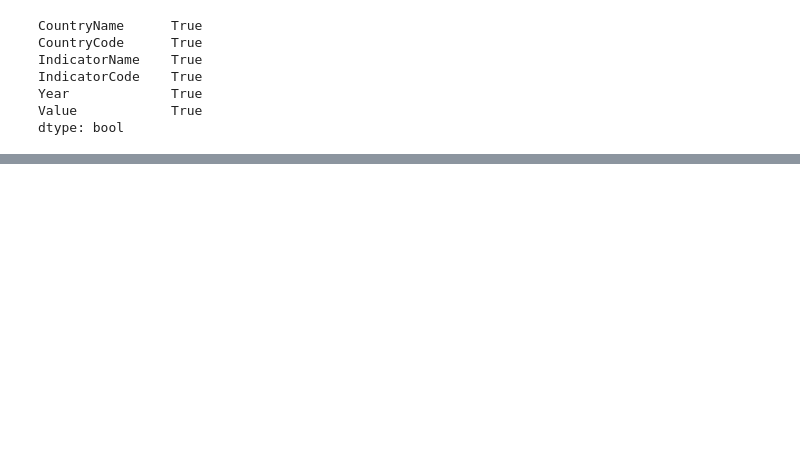
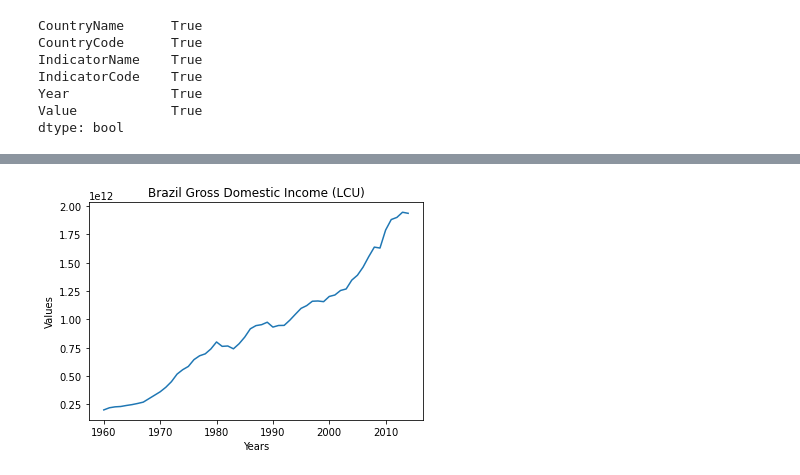
Before and after one commit to fabiokrone/DS_World_Development_Indicators, a Jupyter notebook: DSE_200X_MiniProject.ipynb, the cells around one changed output, grey strips where cells are left out. Drawn from its saved outputs; the diff is of its cells as text; code cells hidden in the pictures; blank space fills up the shorter version.

```diff
--- a/DSE_200X_MiniProject.ipynb
+++ b/DSE_200X_MiniProject.ipynb
@@ -171,0 +145,8 @@ fig.show()
+# %%
+plt.plot(df_gross_domestic_income_LCU["Year"].values, df_gross_domestic_income_LCU["Value"].values)
+plt.xlabel("Years")
+plt.ylabel("Values")
+plt.title("Brazil Gross Domestic Income (LCU)");
+#plt.axis([1960, 2016,0,2])
+# %% [output]
+[figure, added]
```
Also changed, not shown: parts of 29 cells of this notebook.
